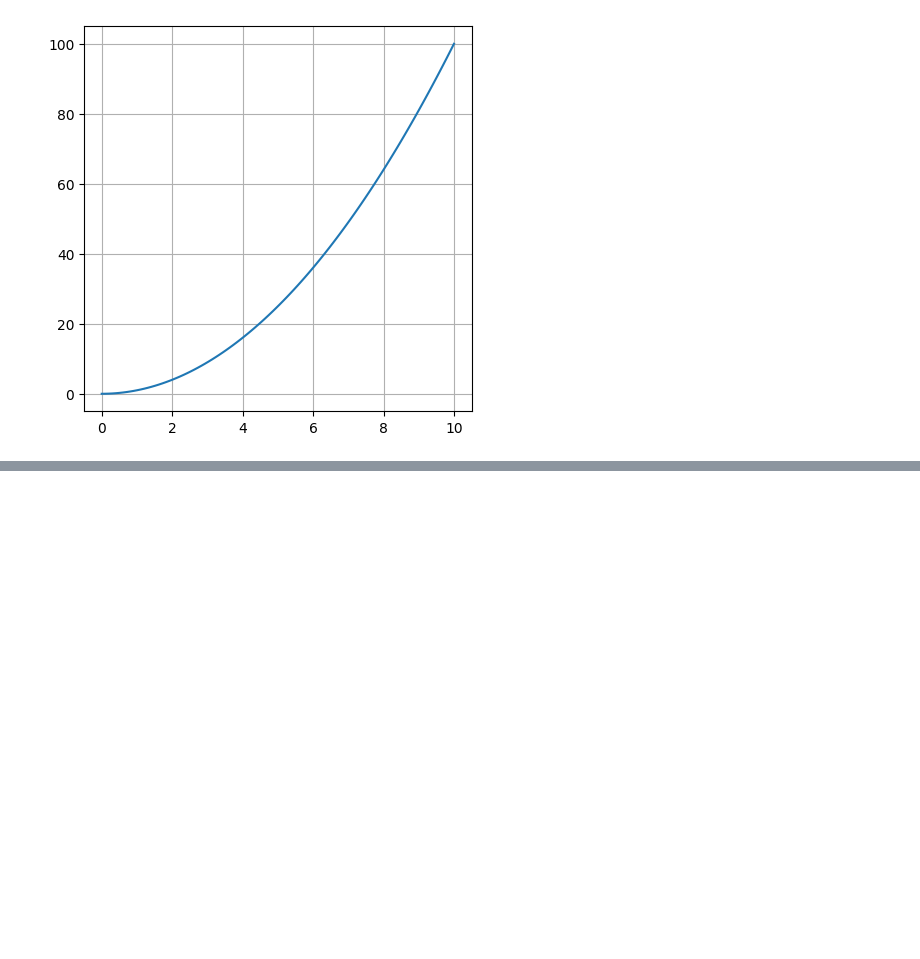
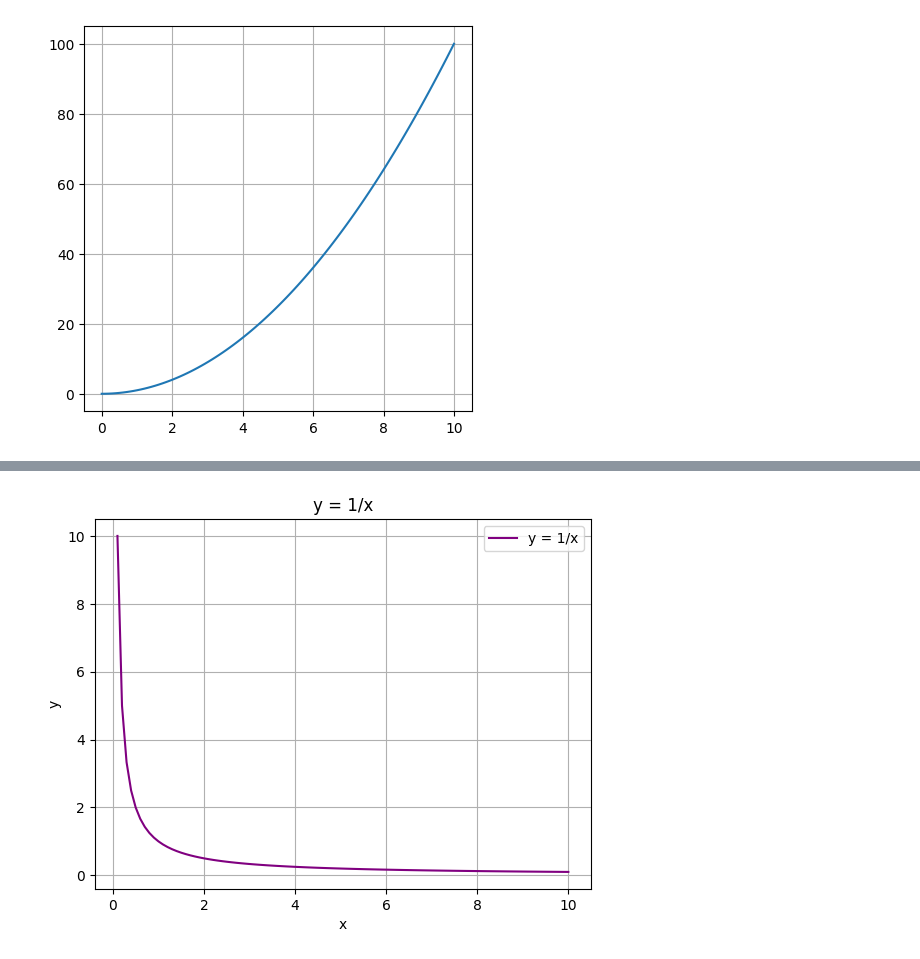
Before and after one commit to Horieh1989/exercise, a Jupyter notebook: matplot.ipynb, the cells around one changed output, grey strips where cells are left out. Drawn from its saved outputs; the diff is of its cells as text; code cells hidden in the pictures; blank space fills up the shorter version.

```diff
--- a/matplot.ipynb
+++ b/matplot.ipynb
@@ -32,0 +69,15 @@ plt.grid(True)
+# %%
+import matplotlib.pyplot as plt
+import numpy as np
+x = np.linspace(0.1, 10, 100)  # start at 0.1 to avoid division by 0
+y = 1/x
+
+plt.plot(x, y, label="y = 1/x", color="purple")
+plt.title("y = 1/x")
+plt.xlabel("x")
+plt.ylabel("y")
+plt.grid(True)
+plt.legend()
+plt.show()
+# %% [output]
+[figure, added]
```
Also changed, not shown: parts of 3 cells of this notebook.
